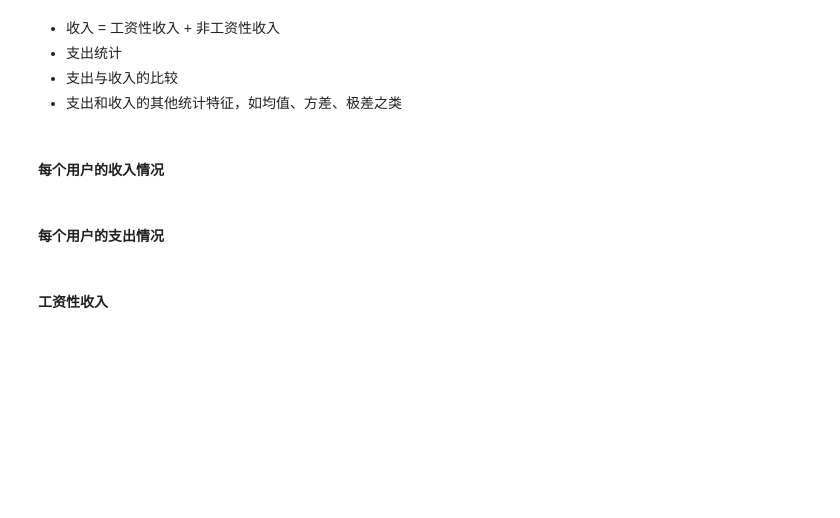
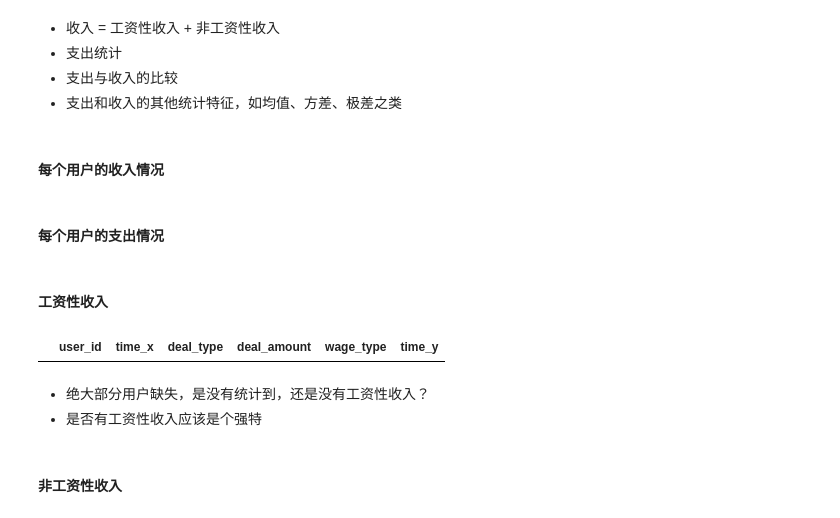
Before and after one commit to qmylzx/UserLoan, a Jupyter notebook: algorithm/src/Full data.ipynb, the cells around one changed output. Drawn from its saved outputs; the diff is of its cells as text; code cells hidden in the pictures; blank space fills up the shorter version.

```diff
--- a/algorithm/src/Full data.ipynb
+++ b/algorithm/src/Full data.ipynb
@@ -370,3 +370,8 @@ expen_analysis = deal_type_1['deal_amount'].agg({'expen_count': 'count', 'expen_
 train_data = train_data.merge(expen_analysis, how='left', on='user_id')
 # %% [markdown]
 #### 工资性收入
+# %%
+# 若存在某条记录既是工资收入，又是支出，逻辑矛盾，归为异常数据
+temp[(temp['wage_type'] == 1) & (temp['deal_type'] == 1)]
+# %% [output]
+|  | user_id | time_x | deal_type | deal_amount | wage_type | time_y |
@@ -372,0 +381,3 @@ train_data = train_data.merge(expen_analysis, how='left', on='user_id')
+# %% [markdown]
+- 绝大部分用户缺失，是没有统计到，还是没有工资性收入？
+- 是否有工资性收入应该是个强特
@@ -372,0 +386,2 @@ train_data = train_data.merge(expen_analysis, how='left', on='user_id')
+# %% [markdown]
+#### 非工资性收入
```
Also changed, not shown: parts of 29 cells of this notebook, 2 other files.
